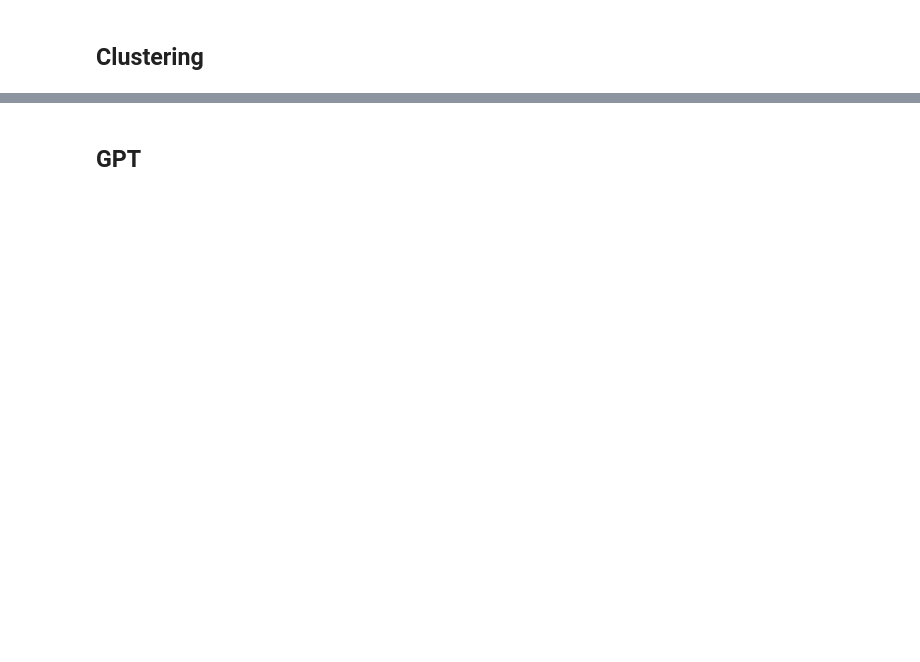
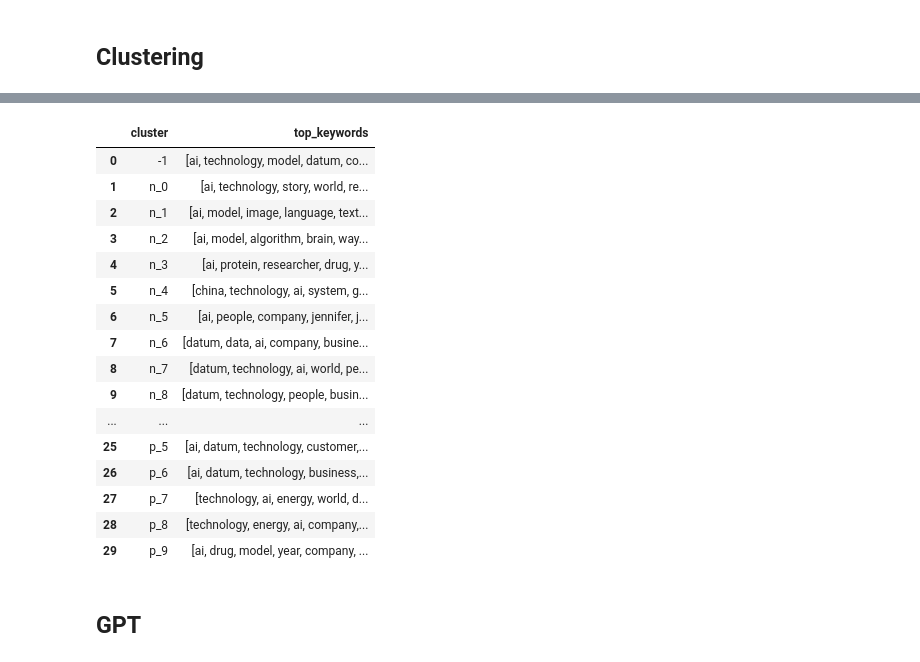
Before and after one commit to AlbaTaboada/Edgelands, a Jupyter notebook: Full_text_analysis(Alba).ipynb, the cells around one changed output, grey strips where cells are left out. Saved outputs shown, nothing was run; the diff lists cells and outputs as text; code cells hidden in the pictures; blank space fills up the shorter version.

```diff
--- a/Full_text_analysis(Alba).ipynb
+++ b/Full_text_analysis(Alba).ipynb
@@ -358,29 +361,57 @@ plt.show()
 # %%
 # Extract keywords for each cluster
 def extract_keywords(df, top_n=15, max_features=1000):
     results = []
 
-    for cluster_id, group in df.groupby('cluster'):
+    for cluster_id, group in df.groupby("cluster"):
         # Vectorize the text
         vectorizer = CountVectorizer(max_features=max_features)
-        X = vectorizer.fit_transform(group['lemmas'])
+        lemmas = group["lemmas"] = group["lemmas"].apply(
+            lambda x: " ".join(x) if isinstance(x, list) else str(x)
+        )
+        # print(group["lemmas"])
+        # print(test)
+        # print(" ".join(group['lemmas']))
+        X = vectorizer.fit_transform(lemmas)
 
         # Calculate word frequencies
         word_sums = X.sum(axis=0).A1  # Convert matrix to array
         words_freq = sorted(
             ((word, word_sums[idx]) for word, idx in vectorizer.vocabulary_.items()),
             key=lambda x: x[1], reverse=True
         )
 
         # Get top keywords
         top_keywords = [word for word, _ in words_freq[:top_n]]
 
         # Append cluster results
         results.append({'cluster': cluster_id, 'top_keywords': top_keywords})
 
     return pd.DataFrame(results)
+
+
 # Usage
 keywords_df = extract_keywords(df)
+
+keywords_df
+# %% [output]
+|  | cluster | top_keywords |
+| 0 | -1 | [ai, technology, model, datum, co... |
+| 1 | n_0 | [ai, technology, story, world, re... |
+| 2 | n_1 | [ai, model, image, language, text... |
+| 3 | n_2 | [ai, model, algorithm, brain, way... |
+| 4 | n_3 | [ai, protein, researcher, drug, y... |
+| 5 | n_4 | [china, technology, ai, system, g... |
+| 6 | n_5 | [ai, people, company, jennifer, j... |
+| 7 | n_6 | [datum, data, ai, company, busine... |
+| 8 | n_7 | [datum, technology, ai, world, pe... |
+| 9 | n_8 | [datum, technology, people, busin... |
+| ... | ... | ... |
+| 25 | p_5 | [ai, datum, technology, customer,... |
+| 26 | p_6 | [ai, datum, technology, business,... |
+| 27 | p_7 | [technology, ai, energy, world, d... |
+| 28 | p_8 | [technology, energy, ai, company,... |
+| 29 | p_9 | [ai, drug, model, year, company, ... |
 # %% [markdown]
 ## GPT
 # %%
```
Also changed, not shown: parts of 9 cells of this notebook.
